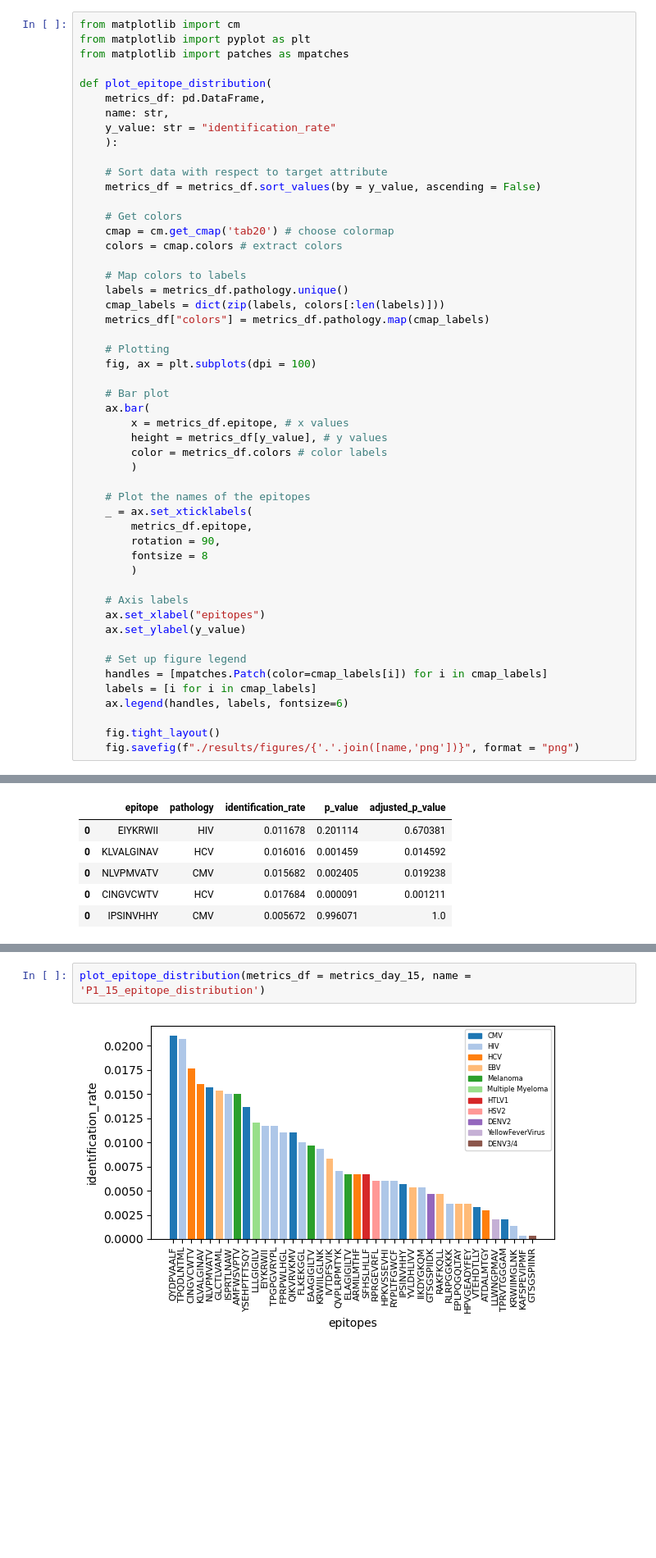
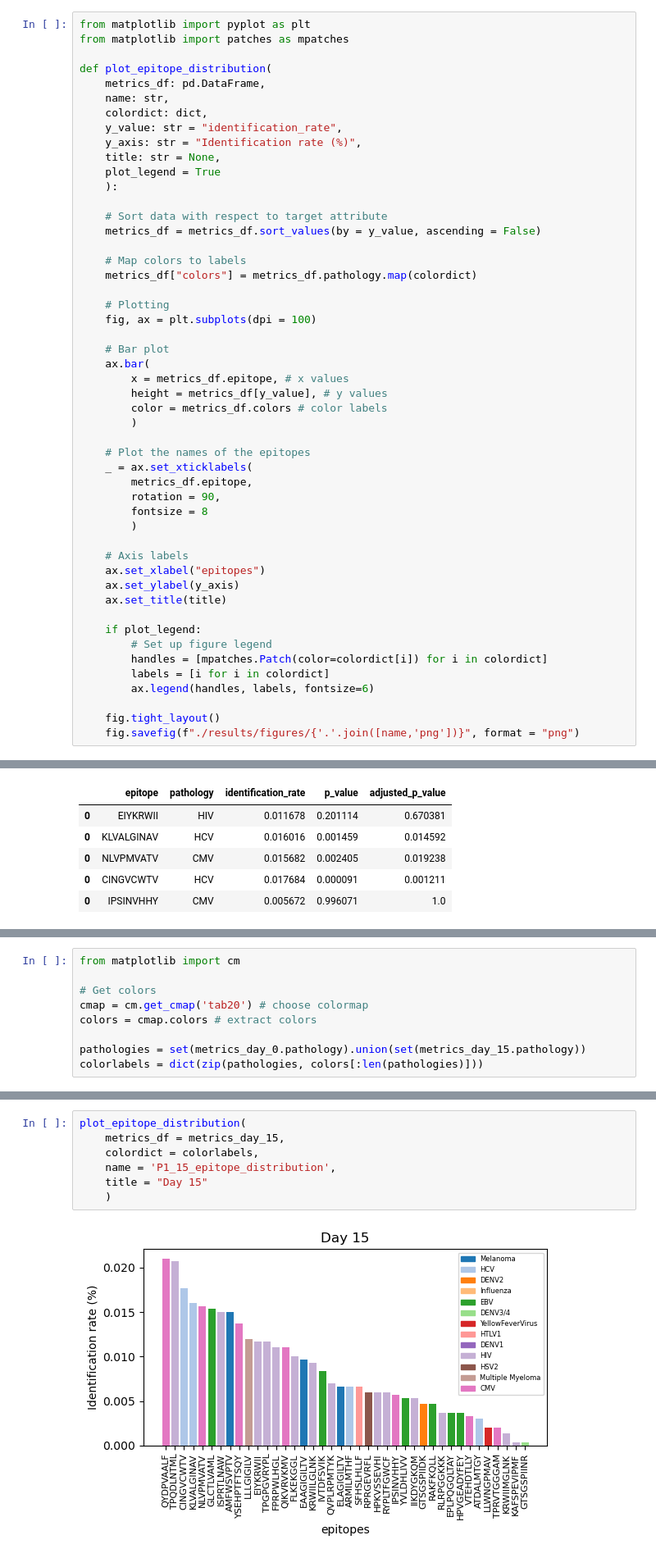
Before and after one commit to svalkiers/MMB_antigen_receptor_repertoire_tools, a Jupyter notebook: notebooks/part4_tcrex_stats.ipynb, the cells around one changed output, grey strips where cells are left out. Shown at 82% size. Saved outputs shown, nothing was run; the diff lists cells and outputs as text; blank space fills up the shorter version.

```diff
--- a/notebooks/part4_tcrex_stats.ipynb
+++ b/notebooks/part4_tcrex_stats.ipynb
@@ -130,27 +130,24 @@ def calculate_metrics(
 
     return metrics
 # %%
-from matplotlib import cm
 from matplotlib import pyplot as plt
 from matplotlib import patches as mpatches
 
 def plot_epitope_distribution(
     metrics_df: pd.DataFrame,
     name: str,
-    y_value: str = "identification_rate"
+    colordict: dict,
+    y_value: str = "identification_rate",
+    y_axis: str = "Identification rate (%)",
+    title: str = None,
+    plot_legend = True
     ):
 
     # Sort data with respect to target attribute
     metrics_df = metrics_df.sort_values(by = y_value, ascending = False)
 
-    # Get colors
-    cmap = cm.get_cmap('tab20') # choose colormap
-    colors = cmap.colors # extract colors
-
     # Map colors to labels
-    labels = metrics_df.pathology.unique()
-    cmap_labels = dict(zip(labels, colors[:len(labels)]))
-    metrics_df["colors"] = metrics_df.pathology.map(cmap_labels)
+    metrics_df["colors"] = metrics_df.pathology.map(colordict)
 
     # Plotting
     fig, ax = plt.subplots(dpi = 100)
@@ -171,12 +168,14 @@ def plot_epitope_distribution(
 
     # Axis labels
     ax.set_xlabel("epitopes")
-    ax.set_ylabel(y_value)
+    ax.set_ylabel(y_axis)
+    ax.set_title(title)
 
-    # Set up figure legend
-    handles = [mpatches.Patch(color=cmap_labels[i]) for i in cmap_labels]
-    labels = [i for i in cmap_labels]
-    ax.legend(handles, labels, fontsize=6)
+    if plot_legend:
+        # Set up figure legend
+        handles = [mpatches.Patch(color=colordict[i]) for i in colordict]
+        labels = [i for i in colordict]
+        ax.legend(handles, labels, fontsize=6)
 
     fig.tight_layout()
     fig.savefig(f"./results/figures/{'.'.join([name,'png'])}", format = "png")
@@ -246,0 +240,9 @@ Plot:
+# %%
+from matplotlib import cm
+
+# Get colors
+cmap = cm.get_cmap('tab20') # choose colormap
+colors = cmap.colors # extract colors
+
+pathologies = set(metrics_day_0.pathology).union(set(metrics_day_15.pathology))
+colorlabels = dict(zip(pathologies, colors[:len(pathologies)]))
@@ -247,4 +262,9 @@ Plot:
 # %%
-plot_epitope_distribution(metrics_df = metrics_day_15, name = 'P1_15_epitope_distribution')
+plot_epitope_distribution(
+    metrics_df = metrics_day_15,
+    colordict = colorlabels,
+    name = 'P1_15_epitope_distribution',
+    title = "Day 15"
+    )
 # %% [output]
-[figure, old version]
+[figure, new version]
```
Also changed, not shown: parts of 14 cells of this notebook, 3 other files.
